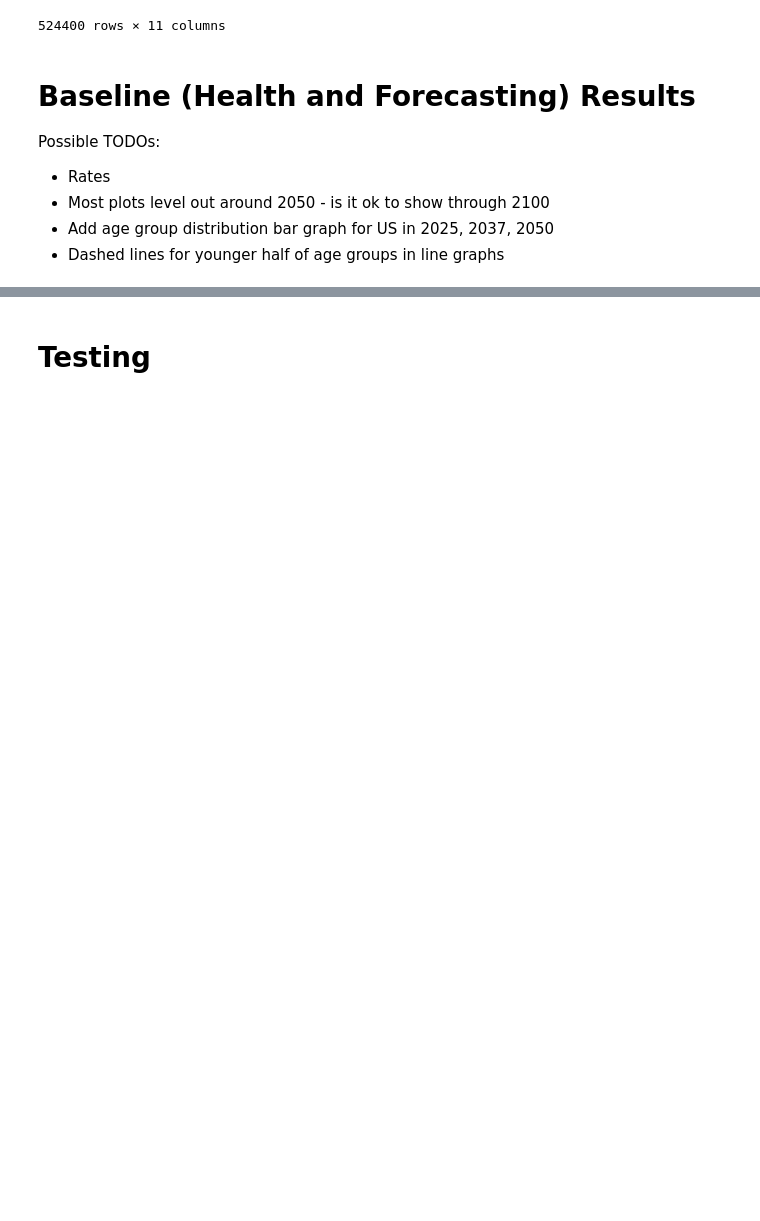
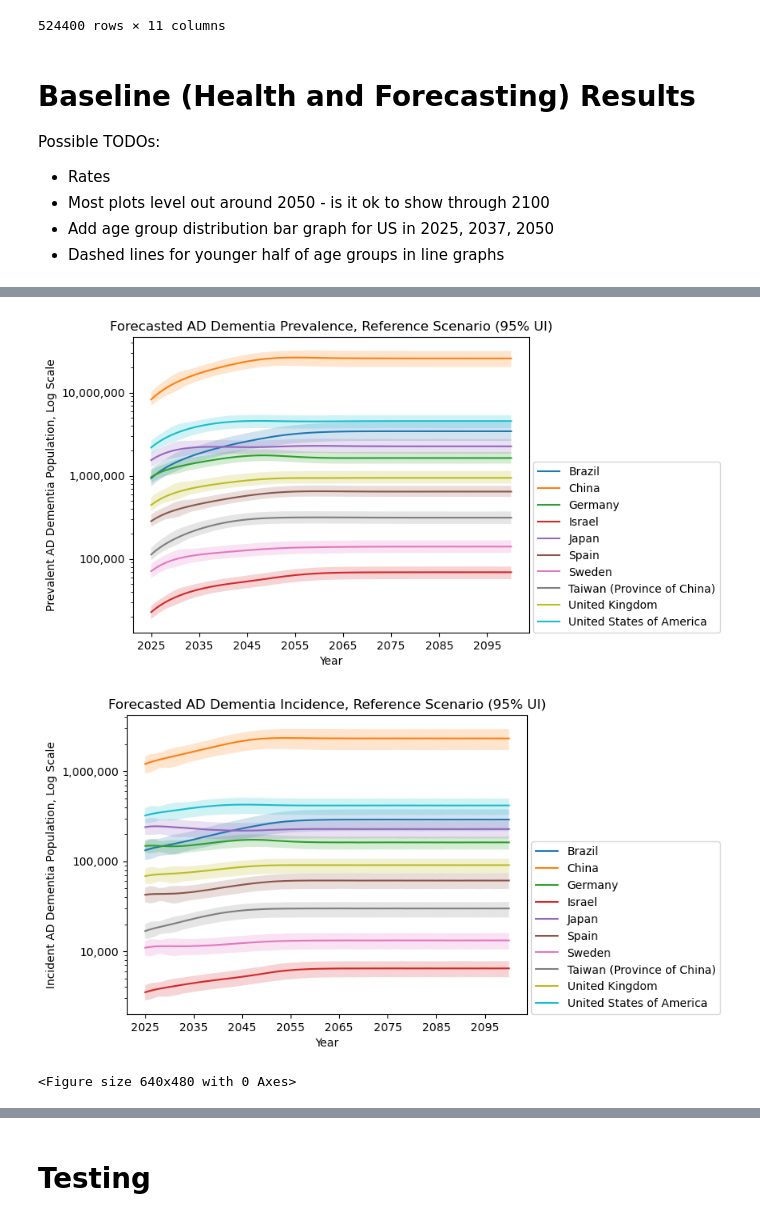
Before and after one commit to ihmeuw/vivarium_research_alzheimers, a Jupyter notebook: plots/plots_nov_11.ipynb, the cells around one changed output, grey strips where cells are left out. Saved outputs shown, nothing was run; the diff lists cells and outputs as text; code cells hidden in the pictures; blank space fills up the shorter version.

```diff
--- a/plots/plots_nov_11.ipynb
+++ b/plots/plots_nov_11.ipynb
@@ -231,0 +217,27 @@ make_forecast_plot(res, "Japan", "Incidence", "Disease Stage")
+# %%
+make_forecast_plot(
+    filter_results(
+        res,
+        ["Year", "Location"],
+        stage=["AD Dementia"],
+        measure=["Prevalence"],
+    ),
+    "Forecasted AD Dementia Prevalence, Reference Scenario (95% UI)",
+    "Prevalent AD Dementia Population, Log Scale",
+    scale="log",
+)
+make_forecast_plot(
+    filter_results(
+        res,
+        ["Year", "Location"],
+        stage=["AD Dementia"],
+        measure=["Incidence"],
+    ),
+    "Forecasted AD Dementia Incidence, Reference Scenario (95% UI)",
+    "Incident AD Dementia Population, Log Scale",
+    scale="log",
+)
+# %% [output]
+[figure, added]
+[figure, added]
+<Figure size 640x480 with 0 Axes>
```
Also changed, not shown: parts of 30 cells of this notebook.
